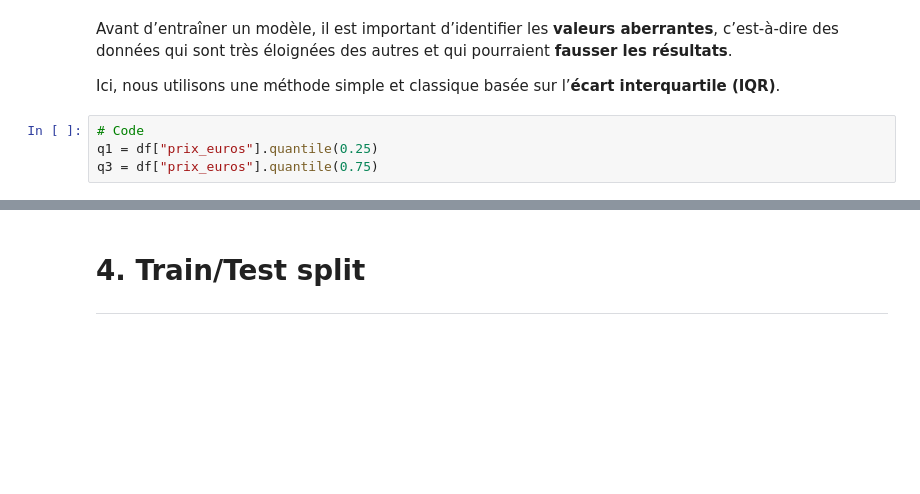
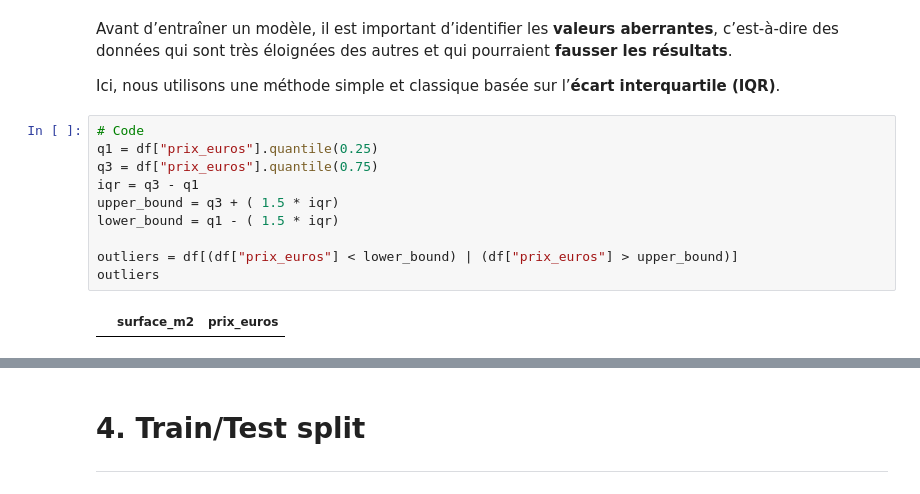
Before and after one commit to CSAADZIDI/ml_demo_LinReg, a Jupyter notebook: demo_linear_regression.ipynb, the cells around one changed output, grey strips where cells are left out. Drawn from its saved outputs; the diff is of its cells as text; blank space fills up the shorter version.

```diff
--- a/demo_linear_regression.ipynb
+++ b/demo_linear_regression.ipynb
@@ -236,6 +236,14 @@ Ici, nous utilisons une méthode simple et classique basée sur l’**écart int
 # %%
 # Code
 q1 = df["prix_euros"].quantile(0.25)
 q3 = df["prix_euros"].quantile(0.75)
+iqr = q3 - q1
+upper_bound = q3 + ( 1.5 * iqr)
+lower_bound = q1 - ( 1.5 * iqr)
+
+outliers = df[(df["prix_euros"] < lower_bound) | (df["prix_euros"] > upper_bound)]
+outliers
+# %% [output]
+|  | surface_m2 | prix_euros |
 # %%
 # Code
```
Also changed, not shown: parts of 4 cells of this notebook.
